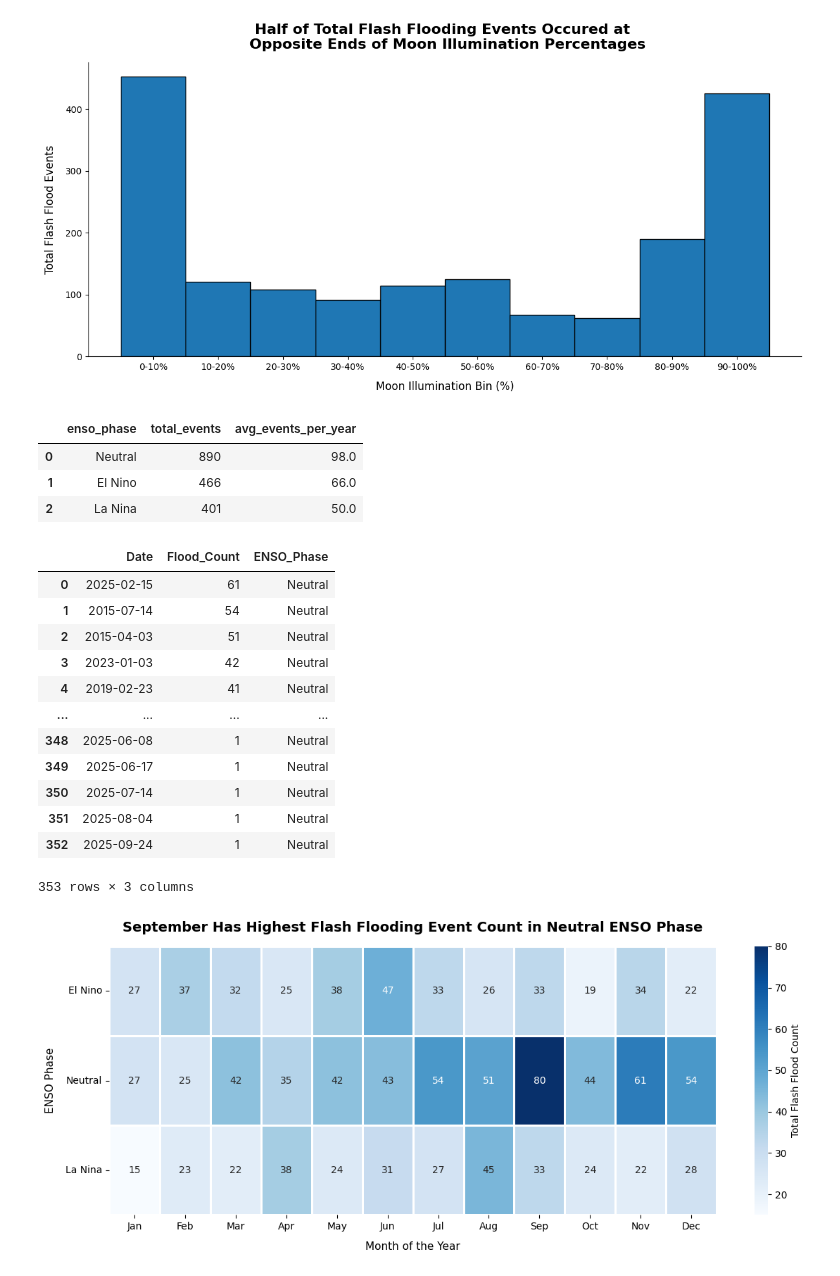
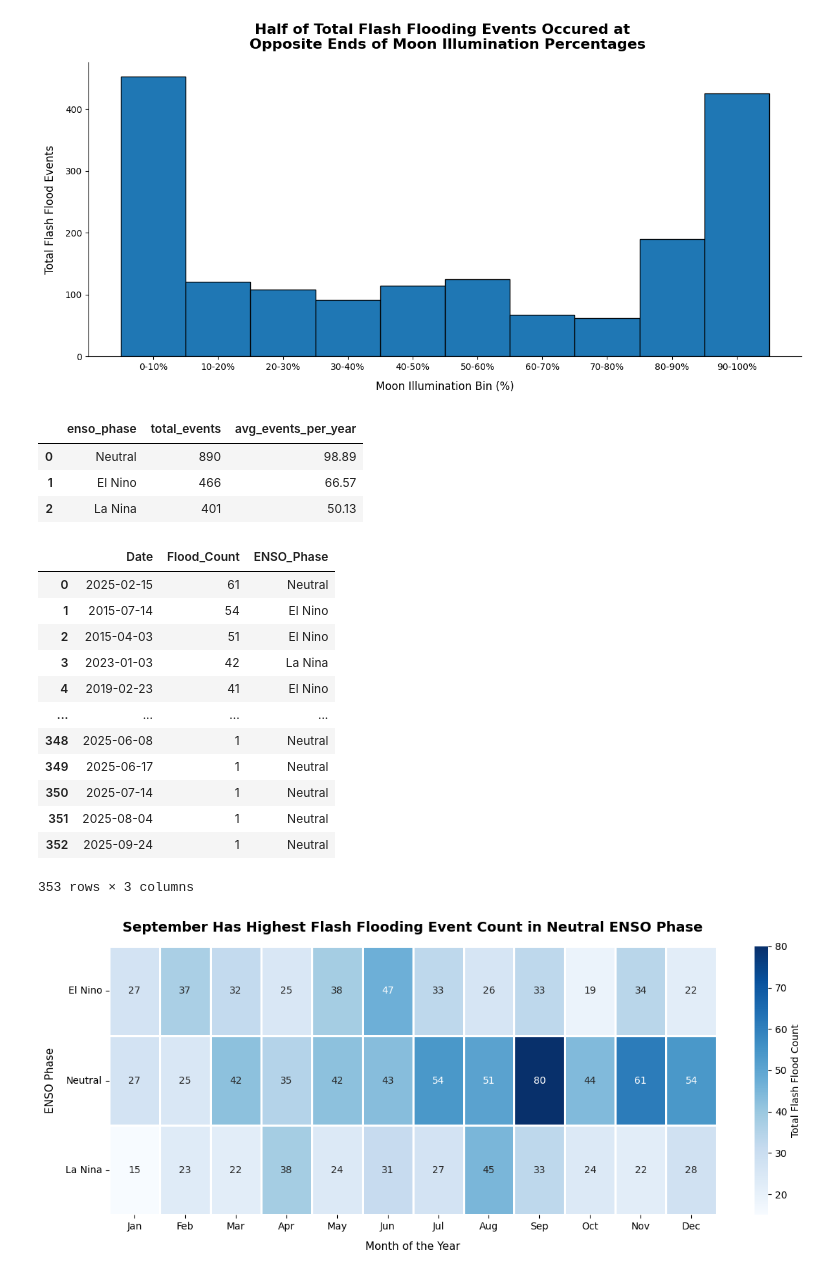
Before and after one commit to ashleyadehart/flash_floods_ky_2015_2025, a Jupyter notebook: notebooks/flash_floods_ky_2015_2025.ipynb, the cells around one changed output. Cells and saved outputs as stored; diff of their text form; code cells hidden in the pictures.

```diff
--- a/notebooks/flash_floods_ky_2015_2025.ipynb
+++ b/notebooks/flash_floods_ky_2015_2025.ipynb
@@ -1154,11 +1145,11 @@ plt.show()
 # %%
 # Create a SQL query to compare the average number of flash flooding events per year during El Niño, La Niña, and Neutral ENSO phases.
 query4 = """ SELECT
-    o.enso_phase,
+o.enso_phase,
     COUNT(e.event_id) AS total_events,
-    ROUND(COUNT(e.event_id) / COUNT(DISTINCT e.year), 2) AS avg_events_per_year
+    ROUND(CAST(COUNT(e.event_id) AS REAL) / COUNT(DISTINCT e.year), 2) AS avg_events_per_year
 FROM event_info e
-JOIN oni_data o ON e.oni_id = o.oni_id
+JOIN oni_data o ON e.event_id = o.event_id
 GROUP BY o.enso_phase
 ORDER BY avg_events_per_year DESC;
 """
@@ -1166,39 +1157,31 @@ result4 = pd.read_sql(query4, conn)
 result4
 # %% [output]
 |  | enso_phase | total_events | avg_events_per_year |
-| 0 | Neutral | 890 | 98.0 |
-| 1 | El Nino | 466 | 66.0 |
-| 2 | La Nina | 401 | 50.0 |
+| 0 | Neutral | 890 | 98.89 |
+| 1 | El Nino | 466 | 66.57 |
+| 2 | La Nina | 401 | 50.13 |
 # %%
 # Create a SQL query that groups flash flooding event dates, provides a count of events for each date, then lists the ENSO phase in which the event occurred.
 query5 = """
 SELECT
-    i.begin_date AS "Date",
+ i.begin_date AS "Date",
     COUNT(i.event_id) AS "Flood_Count",
     COALESCE(o.enso_phase, 'Neutral') AS "ENSO_Phase"
-FROM
-    event_info i
-LEFT JOIN
-    oni_data o
-    ON i.event_id = o.oni_id
-WHERE
-    i.begin_date >= '2015-01-01'
-    AND i.begin_date <= '2025-12-31'
-GROUP BY
-    i.begin_date,
-    "ENSO_Phase"
-ORDER BY
-    "Flood_Count" DESC;
+FROM event_info i
+LEFT JOIN oni_data o ON i.event_id = o.event_id
+WHERE i.begin_date >= '2015-01-01' AND i.begin_date <= '2025-12-31'
+GROUP BY i.begin_date, o.enso_phase
+ORDER BY "Flood_Count" DESC;
 """
 result5 = pd.read_sql(query5, conn)
 result5
 # %% [output]
 |  | Date | Flood_Count | ENSO_Phase |
 | 0 | 2025-02-15 | 61 | Neutral |
-| 1 | 2015-07-14 | 54 | Neutral |
-| 2 | 2015-04-03 | 51 | Neutral |
-| 3 | 2023-01-03 | 42 | Neutral |
-| 4 | 2019-02-23 | 41 | Neutral |
+| 1 | 2015-07-14 | 54 | El Nino |
+| 2 | 2015-04-03 | 51 | El Nino |
+| 3 | 2023-01-03 | 42 | La Nina |
+| 4 | 2019-02-23 | 41 | El Nino |
 | ... | ... | ... | ... |
 | 348 | 2025-06-08 | 1 | Neutral |
 | 349 | 2025-06-17 | 1 | Neutral |
```
Also changed, not shown: parts of 8 cells of this notebook, 5 other files.
